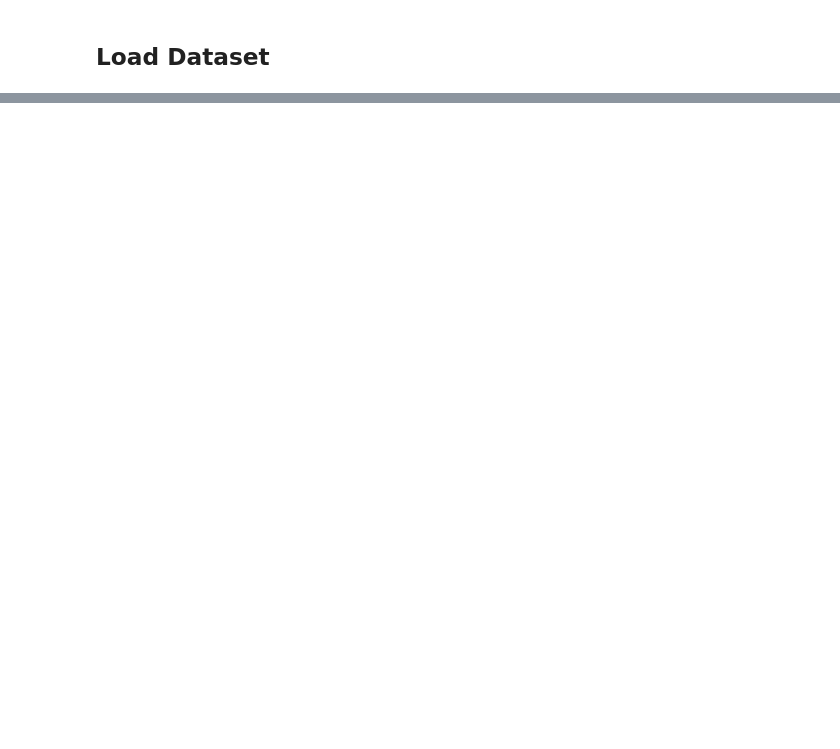
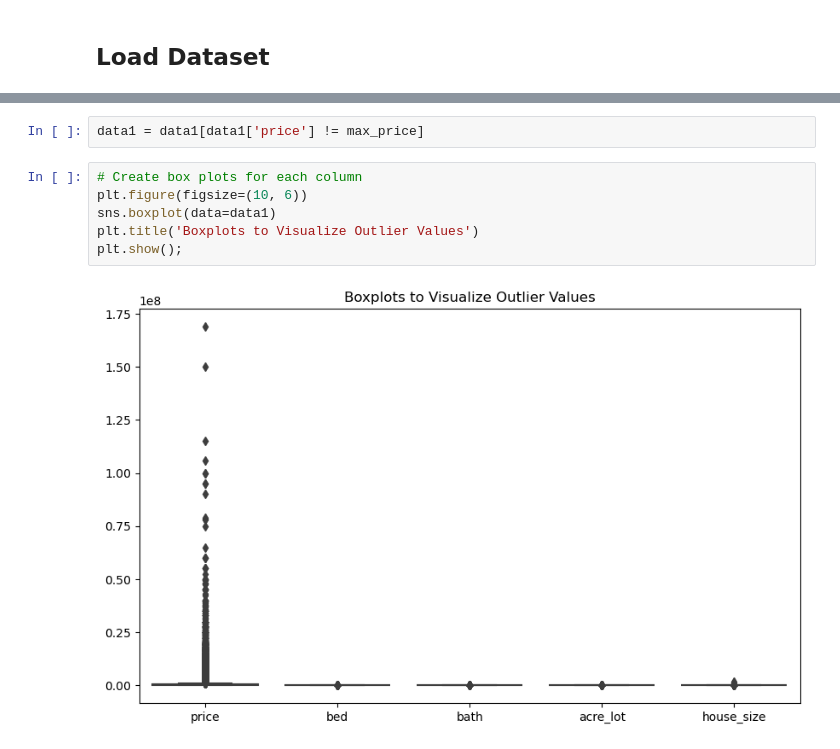
Before and after one commit to PM696/SpringboardBootCamp_DataScience, a Jupyter notebook: Capstone_Two_Data_Wrangling-main/EDA_Price_prediction_CapstoneTwo.ipynb, the cells around one changed output, grey strips where cells are left out. Saved outputs shown, nothing was run; the diff lists cells and outputs as text; blank space fills up the shorter version.

```diff
--- a/Capstone_Two_Data_Wrangling-main/EDA_Price_prediction_CapstoneTwo.ipynb
+++ b/Capstone_Two_Data_Wrangling-main/EDA_Price_prediction_CapstoneTwo.ipynb
@@ -263,0 +120,10 @@ for col in df2.loc[:, df.dtypes == np.number]:
+# %%
+data1 = data1[data1['price'] != max_price]
+# %%
+# Create box plots for each column
+plt.figure(figsize=(10, 6))
+sns.boxplot(data=data1)
+plt.title('Boxplots to Visualize Outlier Values')
+plt.show();
+# %% [output]
+[figure, added]
```
Also changed, not shown: parts of 38 cells of this notebook.
